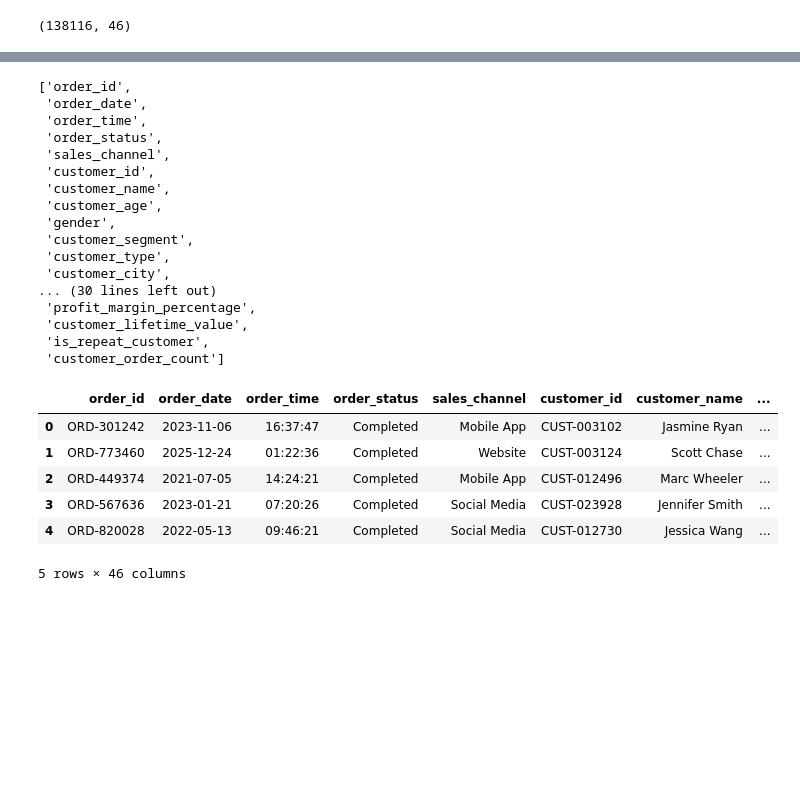
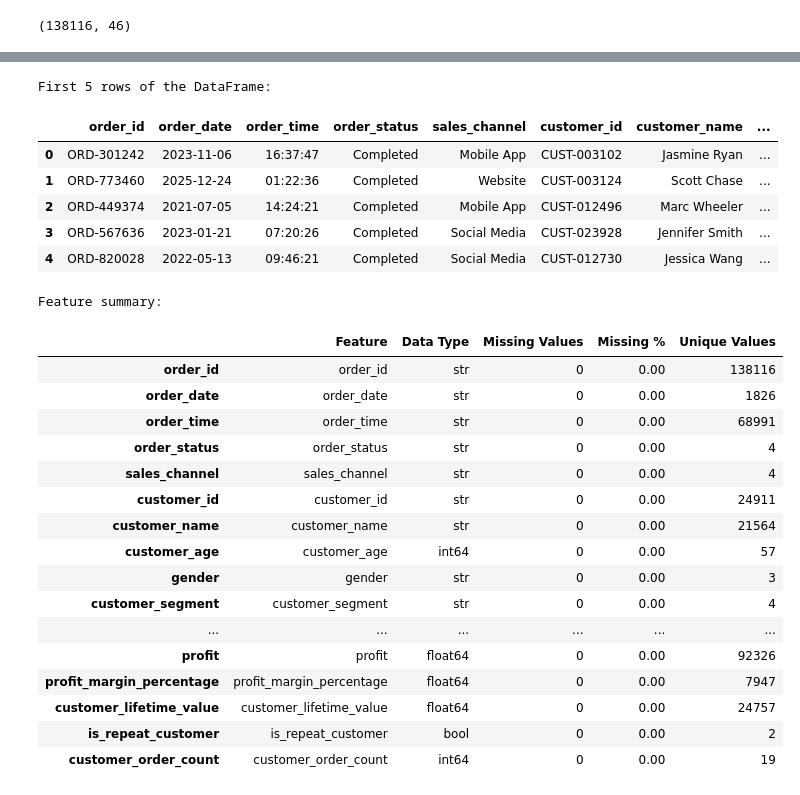
Before and after one commit to xuebo666/DATA230GroupProject, a Jupyter notebook: dataset.ipynb, the cells around one changed output, grey strips where cells are left out. Drawn from its saved outputs; the diff is of its cells as text; code cells hidden in the pictures; blank space fills up the shorter version.

```diff
--- a/dataset.ipynb
+++ b/dataset.ipynb
@@ -35,30 +101,41 @@ df.describe()
-# %%
-df.columns.tolist()
-# %% [output]
-['order_id',
- 'order_date',
- 'order_time',
- 'order_status',
- 'sales_channel',
- 'customer_id',
- 'customer_name',
- 'customer_age',
- 'gender',
- 'customer_segment',
- 'customer_type',
- 'customer_city',
-... (30 lines left out)
- 'profit_margin_percentage',
- 'customer_lifetime_value',
- 'is_repeat_customer',
- 'customer_order_count']
 # %%
-df.head()
+print("\nFirst 5 rows of the DataFrame:")
+df.head(5)
 # %% [output]
+First 5 rows of the DataFrame:
 |  | order_id | order_date | order_time | order_status | sales_channel | customer_id | customer_name | ... |
 | 0 | ORD-301242 | 2023-11-06 | 16:37:47 | Completed | Mobile App | CUST-003102 | Jasmine Ryan | ... |
 | 1 | ORD-773460 | 2025-12-24 | 01:22:36 | Completed | Website | CUST-003124 | Scott Chase | ... |
 | 2 | ORD-449374 | 2021-07-05 | 14:24:21 | Completed | Mobile App | CUST-012496 | Marc Wheeler | ... |
 | 3 | ORD-567636 | 2023-01-21 | 07:20:26 | Completed | Social Media | CUST-023928 | Jennifer Smith | ... |
 | 4 | ORD-820028 | 2022-05-13 | 09:46:21 | Completed | Social Media | CUST-012730 | Jessica Wang | ... |
-5 rows × 46 columns
+# %%
+print("\nFeature summary:")
+feature_summary = pd.DataFrame({
+    "Feature": df.columns,
+    "Data Type": df.dtypes.astype(str),
+    "Missing Values": df.isnull().sum().values,
+    "Missing %": (df.isnull().mean() * 100).round(2).values,
+    "Unique Values": df.nunique().values
+})
+
+feature_summary
+# %% [output]
+Feature summary:
+|  | Feature | Data Type | Missing Values | Missing % | Unique Values |
+| order_id | order_id | str | 0 | 0.00 | 138116 |
+| order_date | order_date | str | 0 | 0.00 | 1826 |
+| order_time | order_time | str | 0 | 0.00 | 68991 |
+| order_status | order_status | str | 0 | 0.00 | 4 |
+| sales_channel | sales_channel | str | 0 | 0.00 | 4 |
+| customer_id | customer_id | str | 0 | 0.00 | 24911 |
+| customer_name | customer_name | str | 0 | 0.00 | 21564 |
+| customer_age | customer_age | int64 | 0 | 0.00 | 57 |
+| gender | gender | str | 0 | 0.00 | 3 |
+| customer_segment | customer_segment | str | 0 | 0.00 | 4 |
+| ... | ... | ... | ... | ... | ... |
+| profit | profit | float64 | 0 | 0.00 | 92326 |
+| profit_margin_percentage | profit_margin_percentage | float64 | 0 | 0.00 | 7947 |
+| customer_lifetime_value | customer_lifetime_value | float64 | 0 | 0.00 | 24757 |
+| is_repeat_customer | is_repeat_customer | bool | 0 | 0.00 | 2 |
+| customer_order_count | customer_order_count | int64 | 0 | 0.00 | 19 |
```
Also changed, not shown: parts of 15 cells of this notebook.
